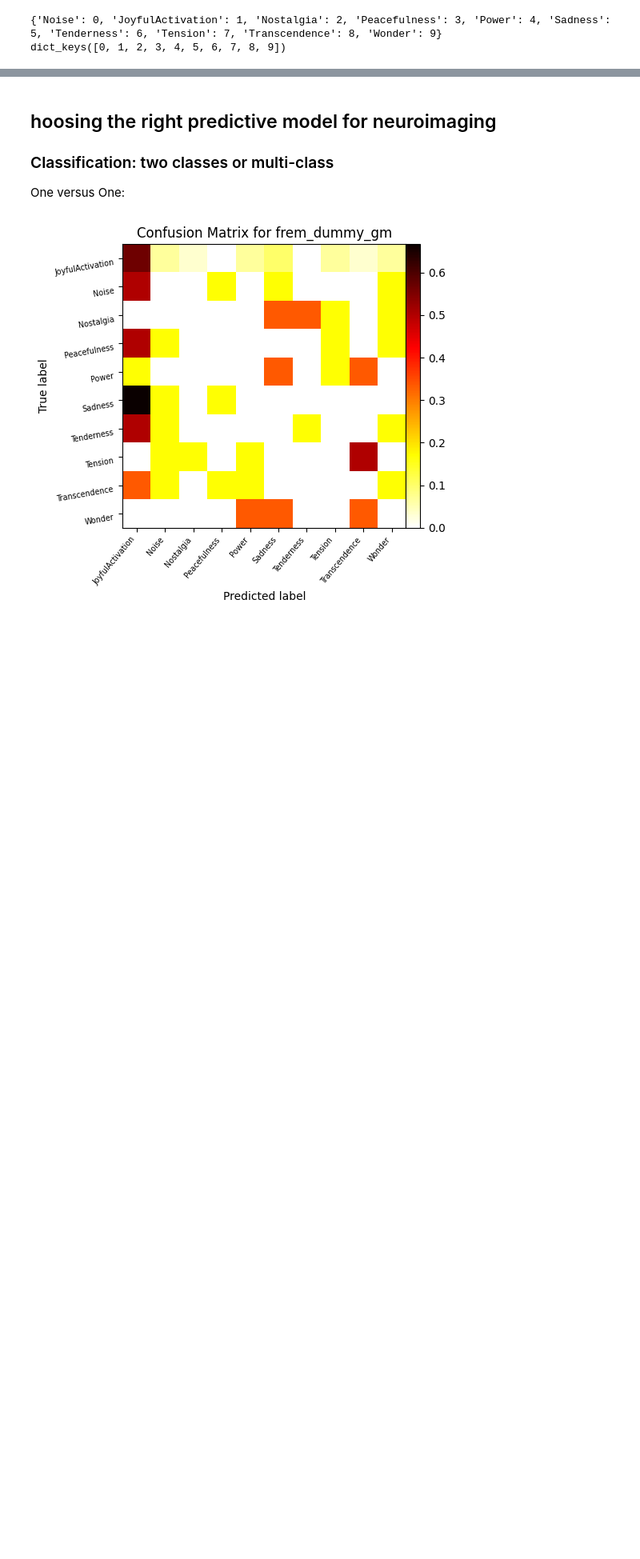
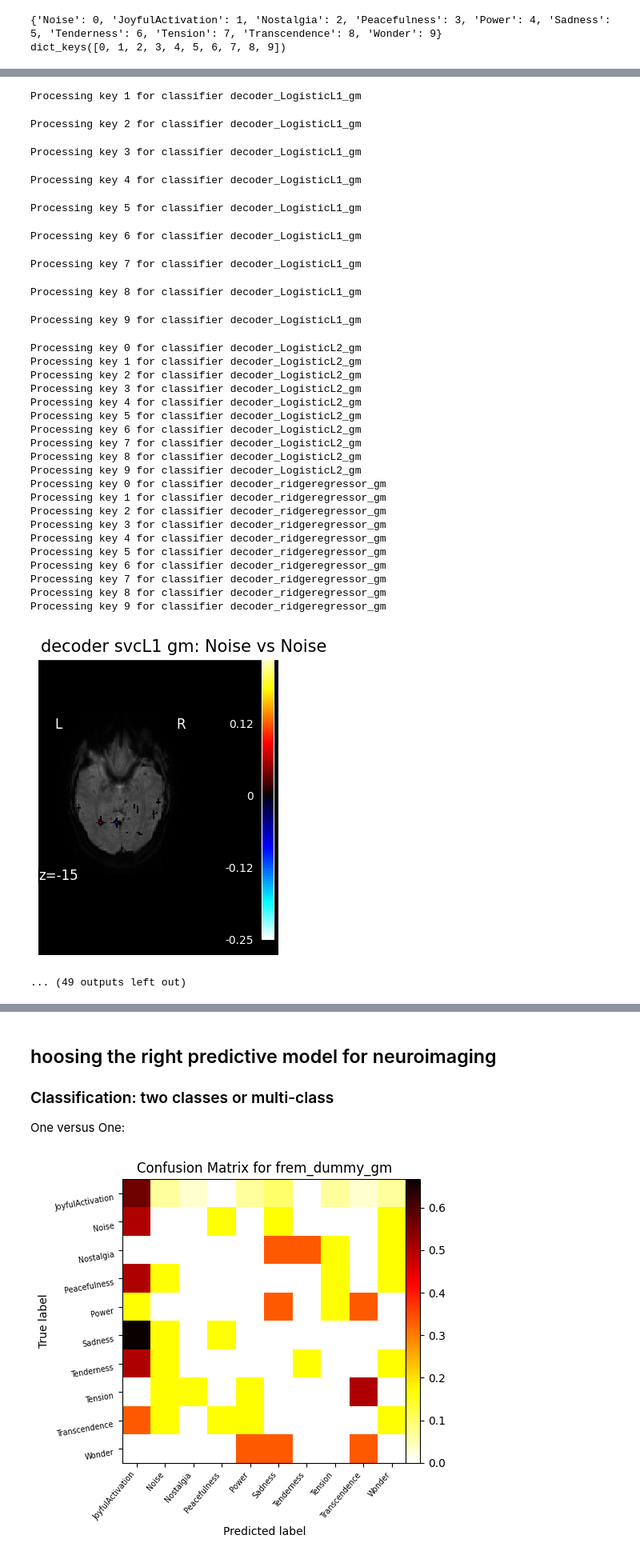
Before and after one commit to GalhardoCorreia/MusicBrainNetwork, a Jupyter notebook: classifier-test.ipynb, the cells around one changed output, grey strips where cells are left out. Shown at 80% size. Saved outputs shown, nothing was run; the diff lists cells and outputs as text; code cells hidden in the pictures; blank space fills up the shorter version.

Commit message:
Stat map

```diff
--- a/classifier-test.ipynb
+++ b/classifier-test.ipynb
@@ -683,0 +819,28 @@ KeyError: Decoder(cv=LeaveOneGroupOut(),
+# %%
+from nilearn.plotting import plot_stat_map, show
+from nilearn.image import get_data
+
+mean_epi_img = mean_img(X)
+
+for name in classifier_names[1:6]:
+
+    coef_img_dict = cv_dictionary[name]["map"]
+
+    # Iterate over the dictionary keys (0, 1, 2, etc.)
+    for key, coef_img in coef_img_dict.items():
+        print(f"Processing key {key} for classifier {name}")
+
+        # Access the Nifti1Image and apply the thresholding and plotting
+        threshold = np.max(np.abs(get_data(coef_img))) * 1e-3
+        plot_stat_map(
+            coef_img,
+            bg_img=mean_epi_img,
+            display_mode="z",
+            cut_coords=[-15],
+            threshold=threshold,
+            title=f"{name.replace('_', ' ')}: Noise vs {labels[key]}",
+            figure=plt.figure(figsize=(3, 4)),
+        )
+
+show()
+# %% [output]
@@ -683,0 +864,31 @@ KeyError: Decoder(cv=LeaveOneGroupOut(),
+Processing key 1 for classifier decoder_LogisticL1_gm
+Processing key 2 for classifier decoder_LogisticL1_gm
+Processing key 3 for classifier decoder_LogisticL1_gm
+Processing key 4 for classifier decoder_LogisticL1_gm
+Processing key 5 for classifier decoder_LogisticL1_gm
+Processing key 6 for classifier decoder_LogisticL1_gm
+Processing key 7 for classifier decoder_LogisticL1_gm
+Processing key 8 for classifier decoder_LogisticL1_gm
+Processing key 9 for classifier decoder_LogisticL1_gm
+Processing key 0 for classifier decoder_LogisticL2_gm
+Processing key 1 for classifier decoder_LogisticL2_gm
+Processing key 2 for classifier decoder_LogisticL2_gm
+Processing key 3 for classifier decoder_LogisticL2_gm
+Processing key 4 for classifier decoder_LogisticL2_gm
+Processing key 5 for classifier decoder_LogisticL2_gm
+Processing key 6 for classifier decoder_LogisticL2_gm
+Processing key 7 for classifier decoder_LogisticL2_gm
+Processing key 8 for classifier decoder_LogisticL2_gm
+Processing key 9 for classifier decoder_LogisticL2_gm
+Processing key 0 for classifier decoder_ridgeregressor_gm
+Processing key 1 for classifier decoder_ridgeregressor_gm
+Processing key 2 for classifier decoder_ridgeregressor_gm
+Processing key 3 for classifier decoder_ridgeregressor_gm
+Processing key 4 for classifier decoder_ridgeregressor_gm
+Processing key 5 for classifier decoder_ridgeregressor_gm
+Processing key 6 for classifier decoder_ridgeregressor_gm
+Processing key 7 for classifier decoder_ridgeregressor_gm
+Processing key 8 for classifier decoder_ridgeregressor_gm
+Processing key 9 for classifier decoder_ridgeregressor_gm
+[figure, added]
+... (49 outputs left out)
```
Also changed, not shown: parts of 12 cells of this notebook.
